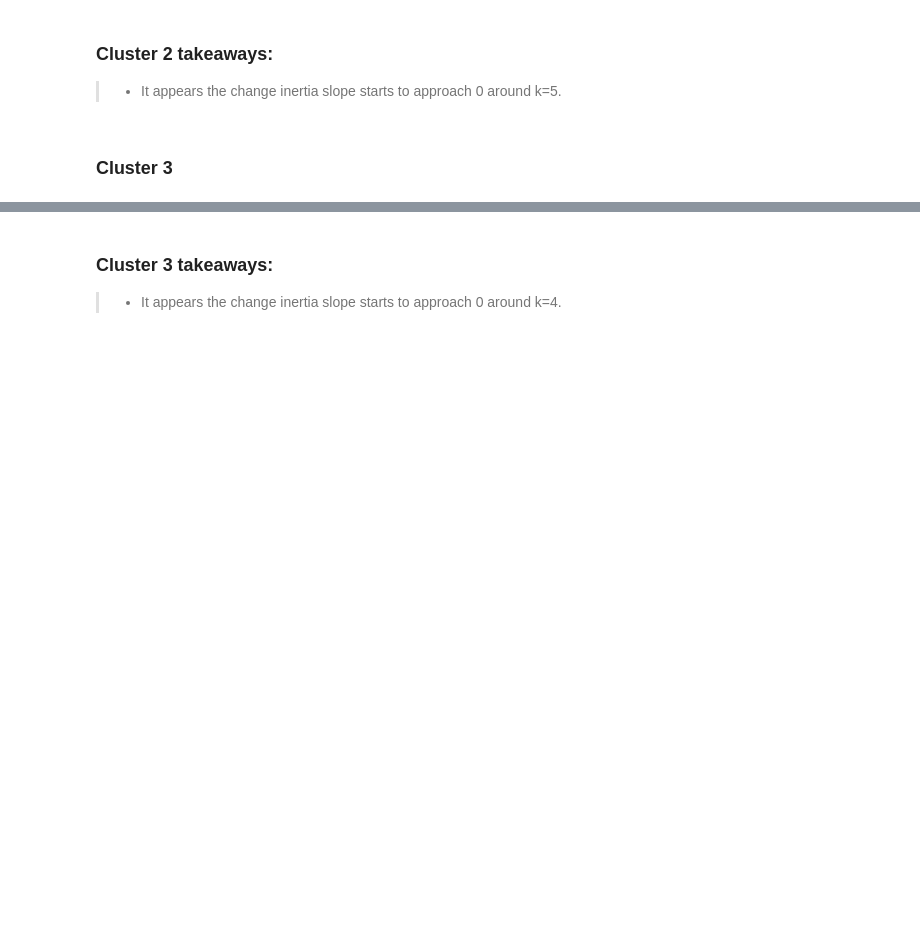
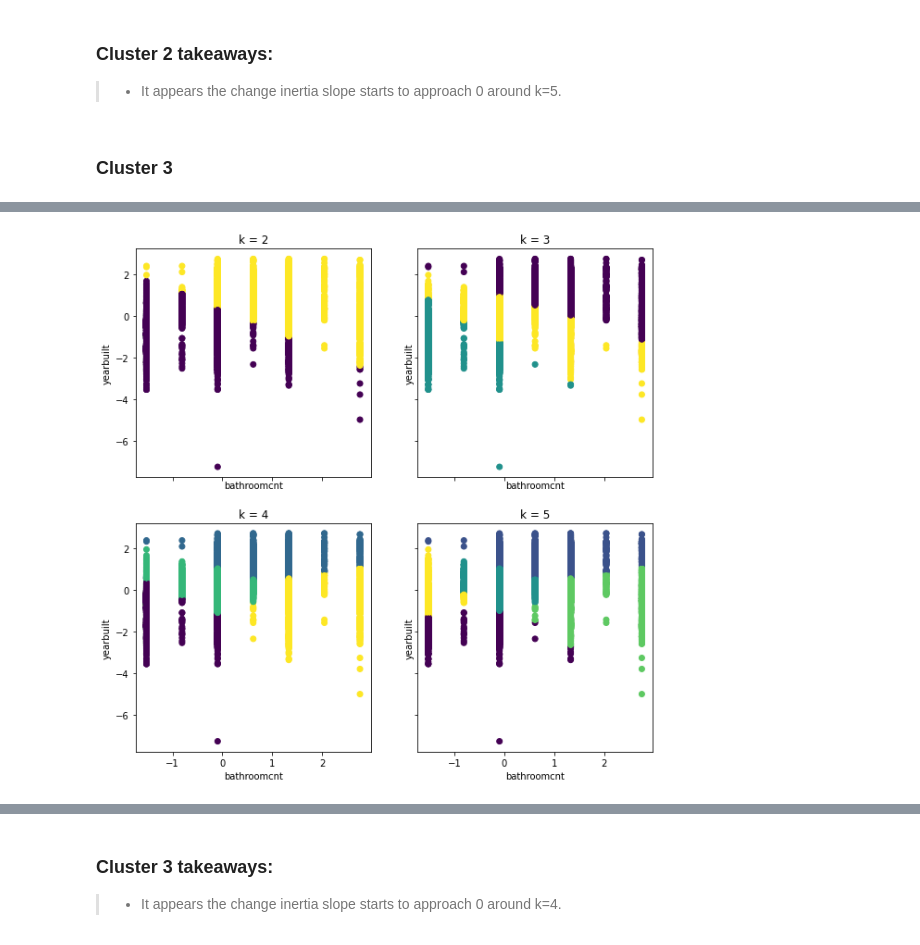
Before and after one commit to CharlesAtchison/zillow_home_value_estimator, a Jupyter notebook: rough_draft.ipynb, the cells around one changed output, grey strips where cells are left out. Drawn from its saved outputs; the diff is of its cells as text; code cells hidden in the pictures; blank space fills up the shorter version.

```diff
--- a/rough_draft.ipynb
+++ b/rough_draft.ipynb
@@ -548,3 +589,8 @@ with plt.style.context('seaborn-whitegrid'):
+# %%
+# PLot scatterplots
+create_scatterplots(X3_scaled, cn='bathroomcnt', c2='yearbuilt')
+# %% [output]
+[figure, added]
 # %%
 train, X3_scaled, scaler, kmeans, centroids_scaled = create_cluster(
     train, X3, 4, col_name= 'cluster_yrblt_bthrmcnt')
```
Also changed, not shown: parts of 11 cells of this notebook, 9 other files.
